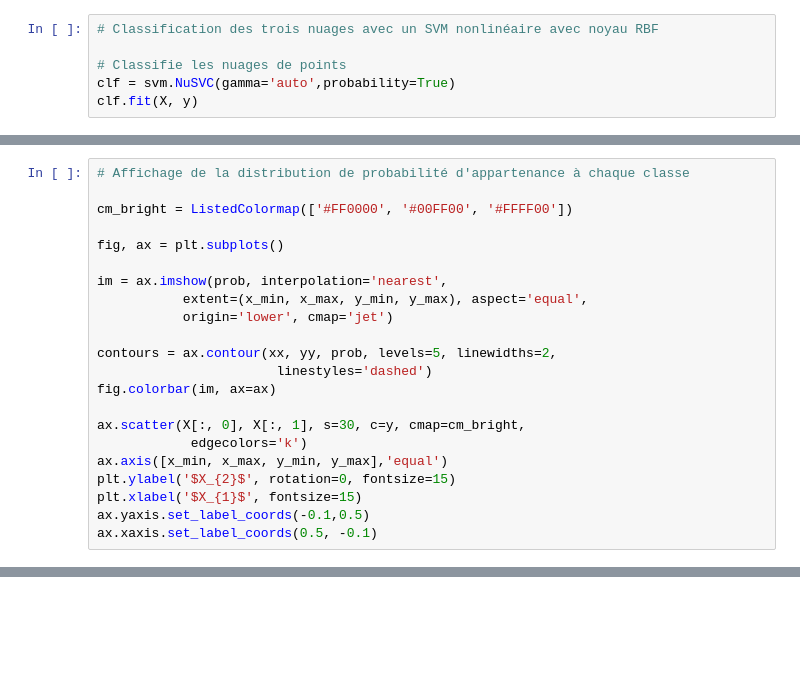
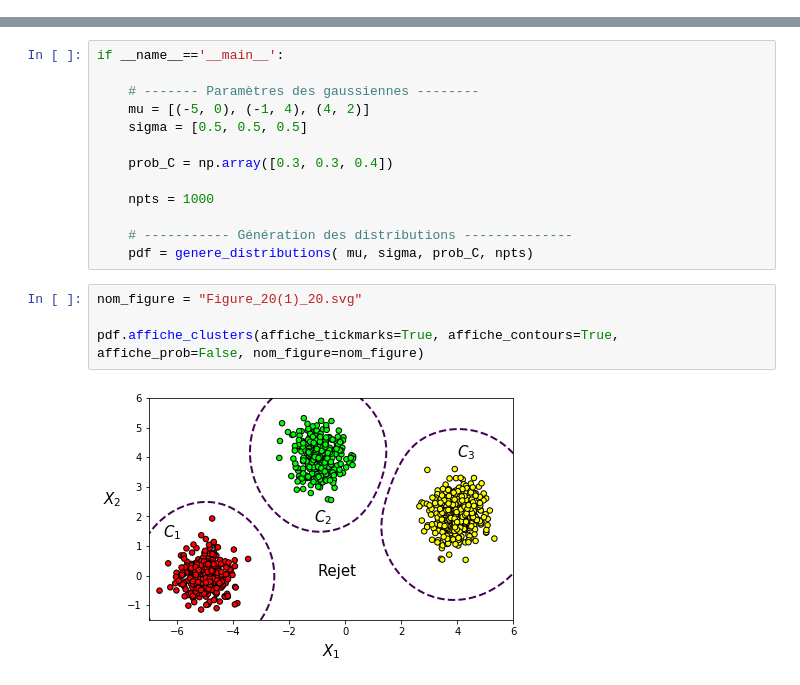
Before and after one commit to AstroPierre/Figures_cours_Christian_ML, a Jupyter notebook: iam-sem02-bayes/genere_fig_20_20.ipynb, the cells around one changed output, grey strips where cells are left out. Saved outputs shown, nothing was run; the diff lists cells and outputs as text; blank space fills up the shorter version.

Commit message:
Changé script afin d'utiliser une classe

```diff
--- a/iam-sem02-bayes/genere_fig_20_20.ipynb
+++ b/iam-sem02-bayes/genere_fig_20_20.ipynb
@@ -46,6 +8,0 @@ plt.show()
-# %%
-# Classification des trois nuages avec un SVM nonlinéaire avec noyau RBF
-
-# Classifie les nuages de points
-clf = svm.NuSVC(gamma='auto',probability=True)
-clf.fit(X, y)
@@ -68,22 +8,0 @@ prob = prob.reshape(xx.shape)
-# %%
-# Affichage de la distribution de probabilité d'appartenance à chaque classe
-
-cm_bright = ListedColormap(['#FF0000', '#00FF00', '#FFFF00'])
-
-fig, ax = plt.subplots()
-
-im = ax.imshow(prob, interpolation='nearest',
-           extent=(x_min, x_max, y_min, y_max), aspect='equal',
-           origin='lower', cmap='jet')
-
-contours = ax.contour(xx, yy, prob, levels=5, linewidths=2,
-                       linestyles='dashed')
-fig.colorbar(im, ax=ax)
-
-ax.scatter(X[:, 0], X[:, 1], s=30, c=y, cmap=cm_bright,
-            edgecolors='k')
-ax.axis([x_min, x_max, y_min, y_max],'equal')
-plt.ylabel('$X_{2}$', rotation=0, fontsize=15)
-plt.xlabel('$X_{1}$', fontsize=15)
-ax.yaxis.set_label_coords(-0.1,0.5)
-ax.xaxis.set_label_coords(0.5, -0.1)
@@ -152,0 +106,19 @@ plt.show()
+# %%
+if __name__=='__main__':
+
+    # ------- Paramètres des gaussiennes --------
+    mu = [(-5, 0), (-1, 4), (4, 2)]
+    sigma = [0.5, 0.5, 0.5]
+
+    prob_C = np.array([0.3, 0.3, 0.4])
+
+    npts = 1000
+
+    # ----------- Génération des distributions --------------
+    pdf = genere_distributions( mu, sigma, prob_C, npts)
+# %%
+nom_figure = "Figure_20(1)_20.svg"
+
+pdf.affiche_clusters(affiche_tickmarks=True, affiche_contours=True, affiche_prob=False, nom_figure=nom_figure)
+# %% [output]
+[figure, added]
```
Also changed, not shown: parts of 10 cells of this notebook, 2 other files.
